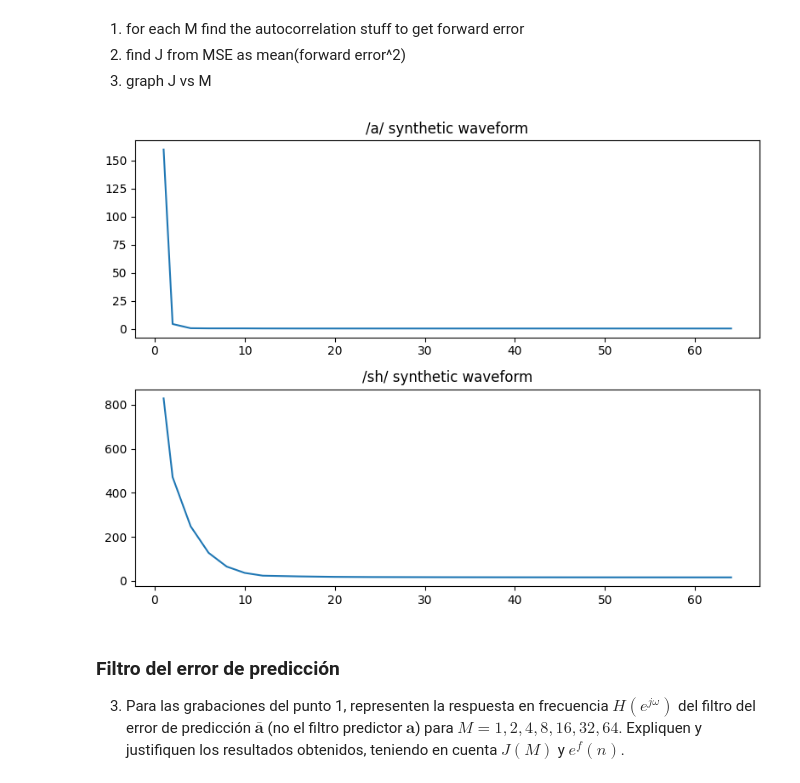
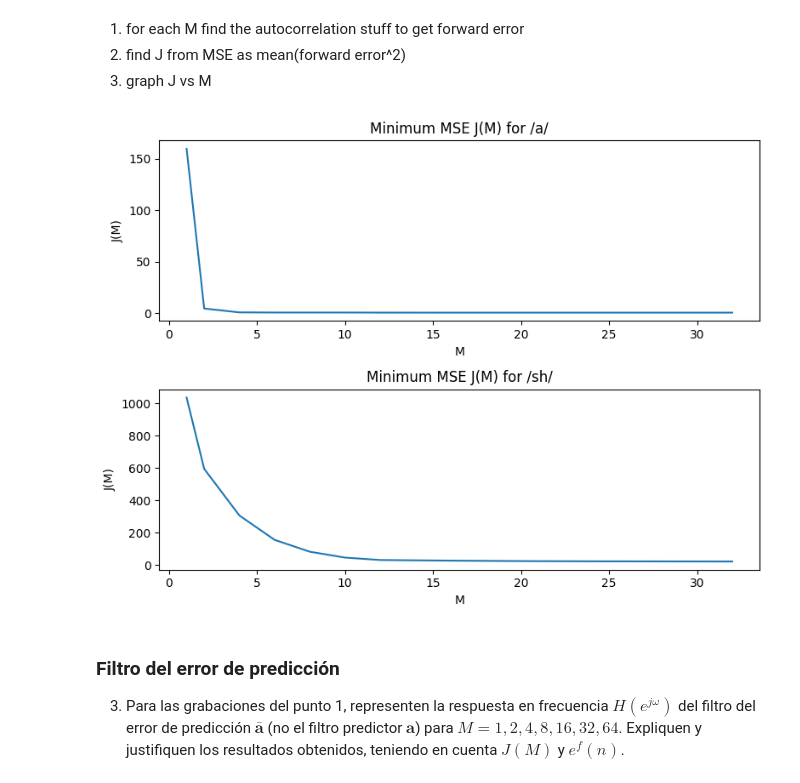
Before and after one commit to sofia-ys/Procesamiento-Adaptativo-de-Senales, a Jupyter notebook: tp3.ipynb, the cells around one changed output. Drawn from its saved outputs; the diff is of its cells as text; code cells hidden in the pictures.

```diff
--- a/tp3.ipynb
+++ b/tp3.ipynb
@@ -88,30 +88,39 @@ def pred_forward(M, r_full, midpoint):
     sigma_x = r[0]
     J_o = sigma_x + r_f.T @ a_o
-    return J_o
+    return J_o, a_o
 
-M_tab = [1, 2, 4, 6, 8, 10, 12, 16, 20, 24, 32, 40, 48, 64]
+M_tab = [1, 2, 4, 6, 8, 10, 12, 16, 20, 24, 32]
 J_a_tab = []
 J_sh_tab = []
+a_o_a_tab = []
+a_o_sh_tab = []
 
 for i, x in enumerate([x_a, x_sh]):
+    x -= np.mean(x)  # making signal zero mean
     r_full = sig.correlate(x, x)  # full autocorrelation sequence
     midpoint = len(r_full)//2
     for M in M_tab:
-        J_o = pred_forward(M, r_full, midpoint)
+        J_o, a_o = pred_forward(M, r_full, midpoint)
 
         if i == 0:  # first round
             J_a_tab.append(J_o)
+            a_o_a_tab.append(a_o)
         else:  # second round
             J_sh_tab.append(J_o)
+            a_o_sh_tab.append(a_o)
 # %%
 plt.figure(figsize=(8,6))
 plt.subplot(2,1,1)
 plt.plot(M_tab, J_a_tab)
-plt.title("/a/ synthetic waveform")
+plt.xlabel("M")
+plt.ylabel("J(M)")
+plt.title("Minimum MSE J(M) for /a/")
 plt.subplot(2,1,2)
 plt.plot(M_tab, J_sh_tab)
-plt.title("/sh/ synthetic waveform")
+plt.title("Minimum MSE J(M) for /sh/")
+plt.xlabel("M")
+plt.ylabel("J(M)")
 plt.tight_layout()
 plt.show()
 # %% [output]
-[figure, old version]
+[figure, new version]
```
Also changed, not shown: parts of 3 cells of this notebook.
